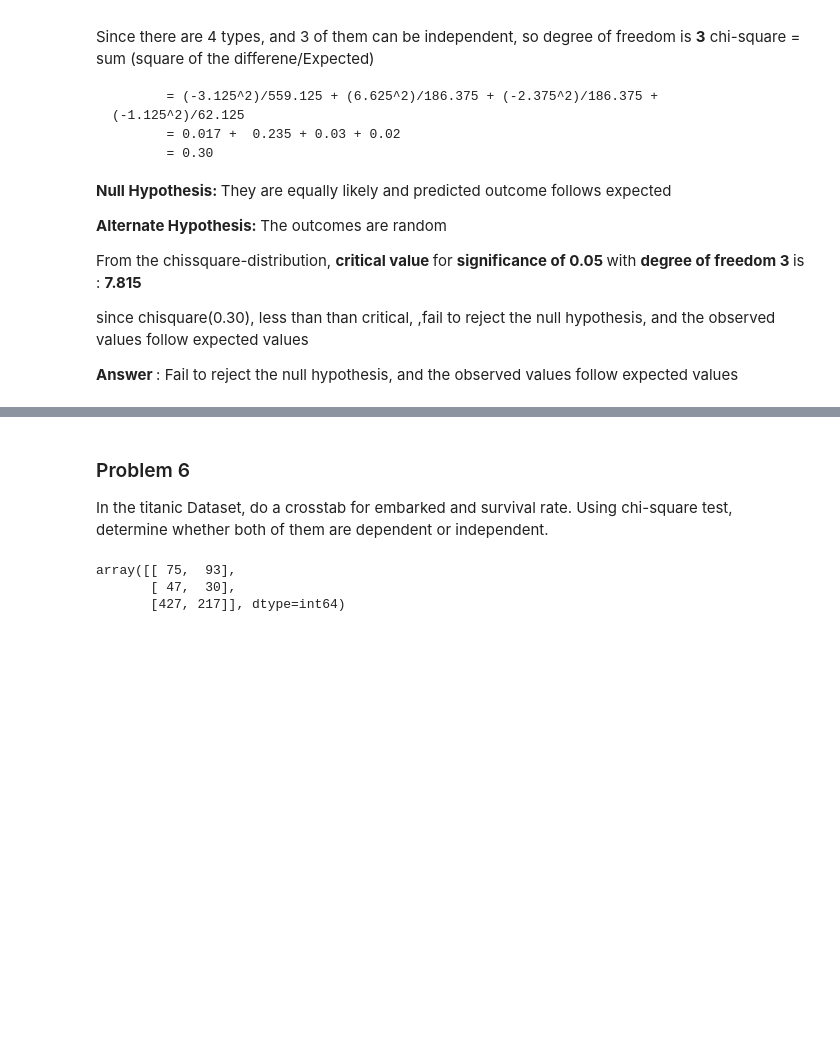
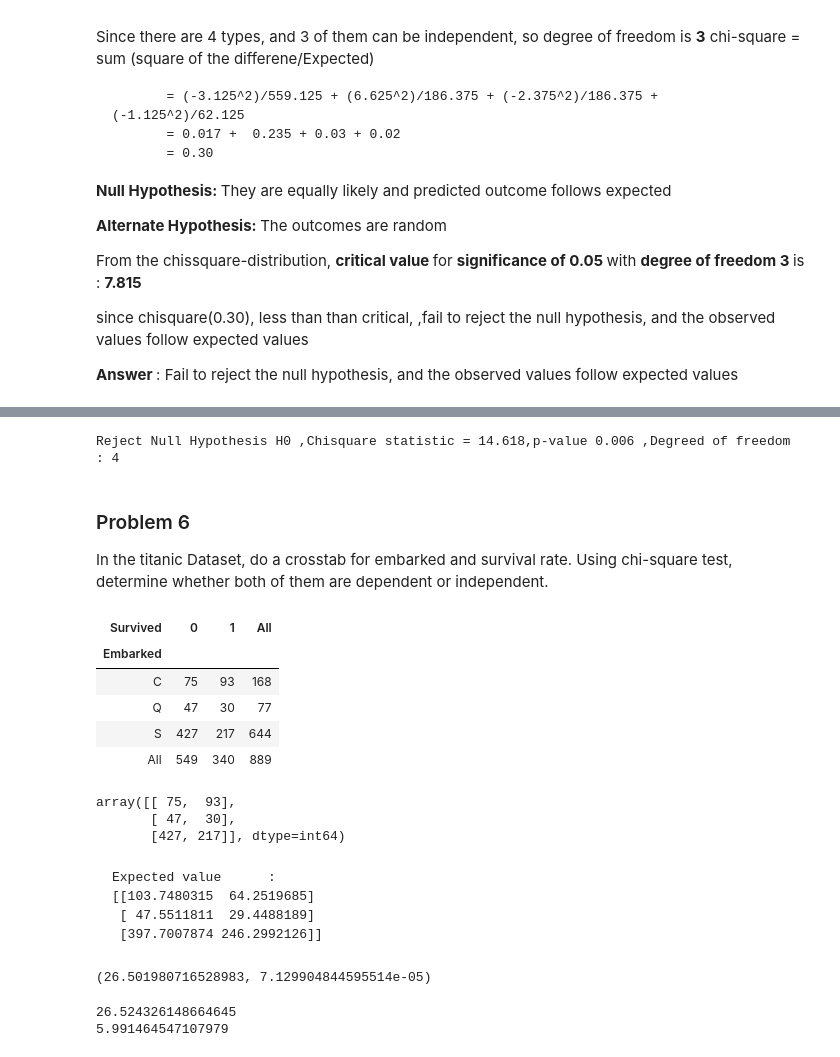
Before and after one commit to SivaLokam/supervisedlearning, a Jupyter notebook: Assignments/Statistics/Assignment on Chi-Squared Test.ipynb, the cells around one changed output, grey strips where cells are left out. Drawn from its saved outputs; the diff is of its cells as text; code cells hidden in the pictures; blank space fills up the shorter version.

Commit message:
chi-square assignment finished

```diff
--- a/Assignments/Statistics/Assignment on Chi-Squared Test.ipynb
+++ b/Assignments/Statistics/Assignment on Chi-Squared Test.ipynb
@@ -238,16 +263,54 @@ Fail to reject Null Hypothesis H0
+# %%
+# Solving programatically
+observed= [262,234,204,190,210]
+expected = [220,220,220,220,220]
+result = chi_square_goodness_of_fit_test(observed,expected,dof=4)
+print(result)
+# %% [output]
+Reject Null Hypothesis H0 ,Chisquare statistic = 14.618,p-value 0.006 ,Degreed of freedom       : 4
 # %% [markdown]
 ### Problem 6
 In the titanic Dataset, do a crosstab for embarked and survival rate. Using chi-square test, determine whether both of them are dependent or independent.
 # %%
 titanic = pd.read_csv(r'E:\SupervisedLearning\datasets\titanic.csv')
 # %%
-# pd.crosstab(titanic['PassengerId'],titanic['Survived'],margins=True)
+ pd.crosstab(titanic['Embarked'],titanic['Survived'],margins=True)
+# %% [output]
+| Survived | 0 | 1 | All |
+| Embarked |  |  |  |
+| C | 75 | 93 | 168 |
+| Q | 47 | 30 | 77 |
+| S | 427 | 217 | 644 |
+| All | 549 | 340 | 889 |
 # %%
 observed = pd.crosstab(titanic['Embarked'],titanic['Survived']).values
+observed
+# %% [output]
+array([[ 75,  93],
+       [ 47,  30],
+       [427, 217]], dtype=int64)
-# %%
-observed
-# %% [output]
-array([[ 75,  93],
-       [ 47,  30],
-       [427, 217]], dtype=int64)
+# %% [markdown]
+<pre>
+Expected value		:
+[[103.7480315  64.2519685]
+ [ 47.5511811  29.4488189]
+ [397.7007874 246.2992126]]
+</pre>
+# %%
+observed=[75,47,427,93,30,217]
+expected=[103.7,47.5,397.7,64.2,29.4,246.2]
+stat,p = stats.chisquare(observed,expected)
+stat,p
+# %% [output]
+(26.501980716528983, 7.129904844595514e-05)
+# %%
+chi_value = ((103.7-75)**2/103.7)+((47.5-47)**2/47.5)+((397.7-427)**2/397.7)+((64.2-93)**2/64.2)+((30-29.4)**2/29.4)+((217-246.3)**2/246.3)
+dof=2
+prob=0.95
+critical = chi2.ppf(prob,dof)
+print(chi_value)
+print(critical)
+# %% [output]
+26.524326148664645
+5.991464547107979
 # %%
```
Also changed, not shown: parts of 25 cells of this notebook.
